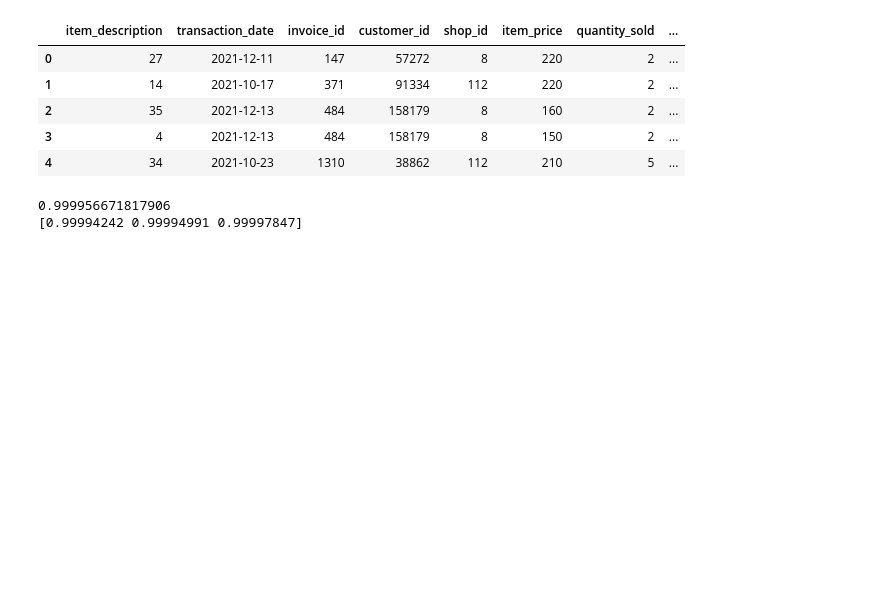
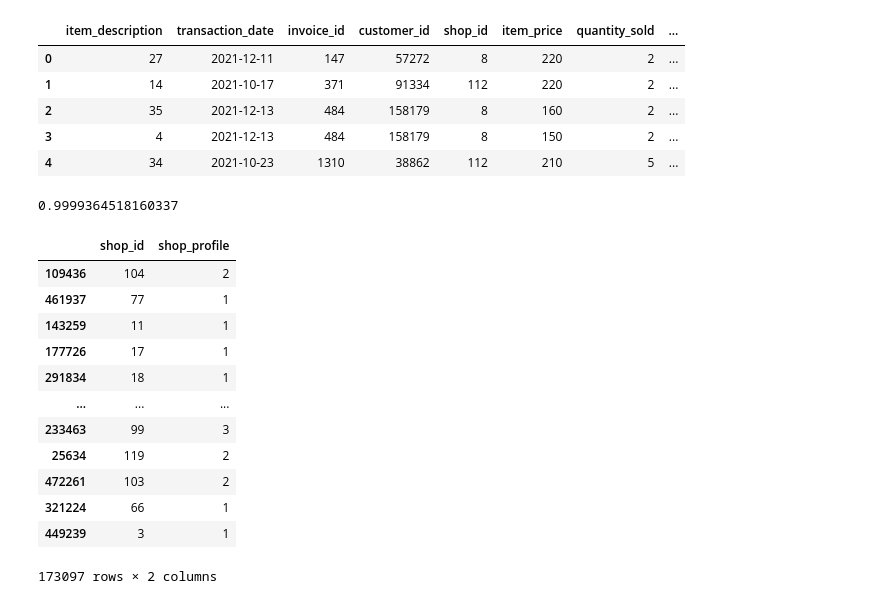
Before and after one commit to codened/DataStorm-4.0, a Jupyter notebook: stormingRound/DataStorm_4_0.ipynb, the cells around one changed output. Cells and saved outputs as stored; diff of their text form; code cells hidden in the pictures; blank space fills up the shorter version.

```diff
--- a/stormingRound/DataStorm_4_0.ipynb
+++ b/stormingRound/DataStorm_4_0.ipynb
@@ -222,7 +222,22 @@ predictions = model.predict(X_test)
 accu = accuracy_score(y_test, predictions)
 
 print(accu)
-print(f1_score(y_test, predictions, average=None))
+# print(f1_score(y_test, predictions, average=None))
 # %% [output]
-0.999956671817906
-[0.99994242 0.99994991 0.99997847]
+0.9999364518160337
+# %%
+expectedResult=test_data[['shop_id','shop_profile']]
+# %% [output]
+|  | shop_id | shop_profile |
+| 109436 | 104 | 2 |
+| 461937 | 77 | 1 |
+| 143259 | 11 | 1 |
+| 177726 | 17 | 1 |
+| 291834 | 18 | 1 |
+| ... | ... | ... |
+| 233463 | 99 | 3 |
+| 25634 | 119 | 2 |
+| 472261 | 103 | 2 |
+| 321224 | 66 | 1 |
+| 449239 | 3 | 1 |
+173097 rows × 2 columns
```
Also changed, not shown: parts of 11 cells of this notebook, 1 other file.
